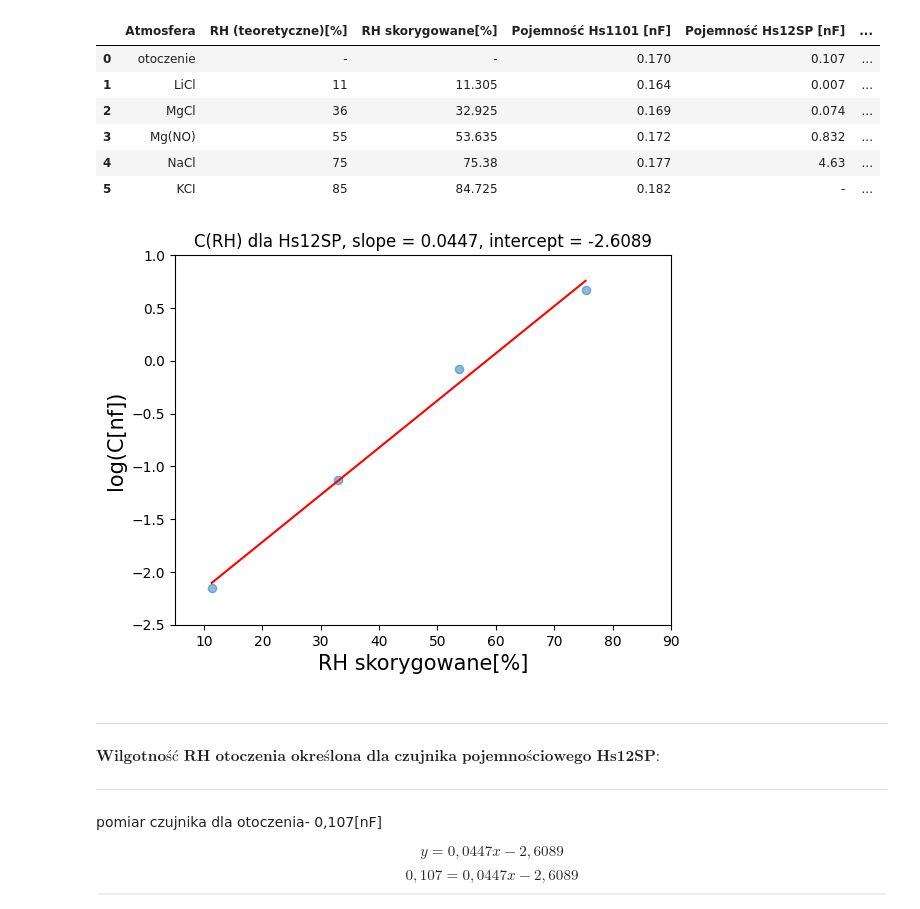
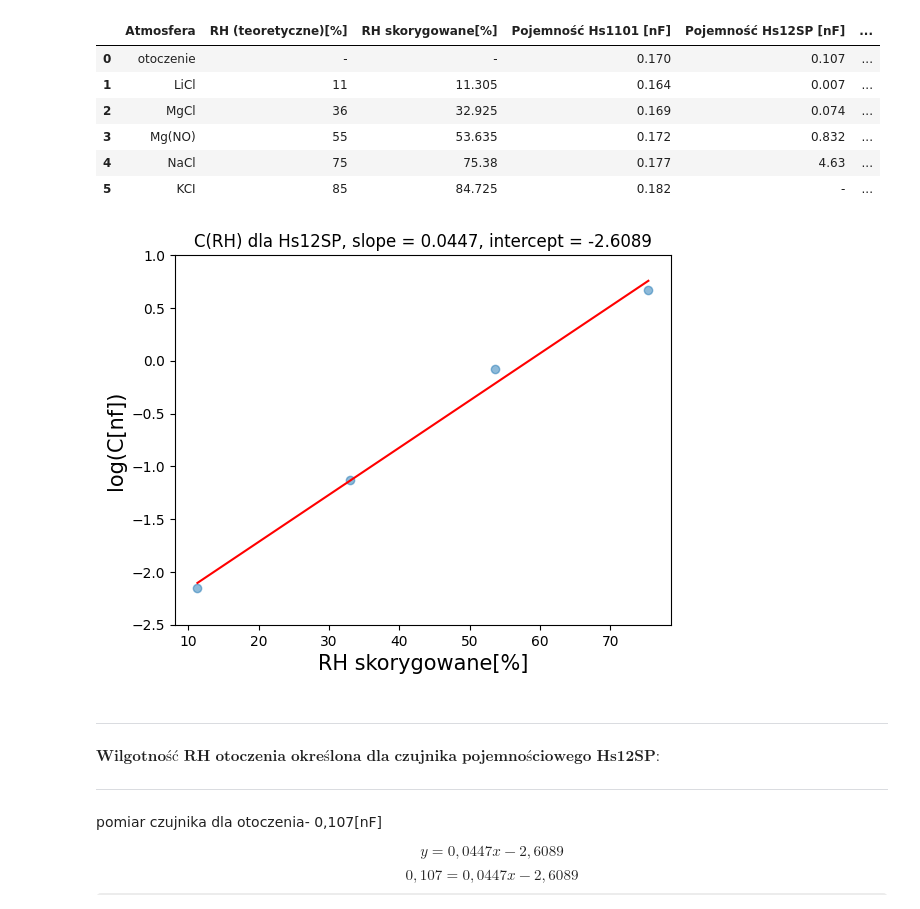
Before and after one commit to irozalski/Sensor_technology-analysis, a Jupyter notebook: humidity sensor/Humidity.ipynb, the cells around one changed output. Saved outputs shown, nothing was run; the diff lists cells and outputs as text; code cells hidden in the pictures; some formulas as TeX source.

```diff
--- a/humidity sensor/Humidity.ipynb
+++ b/humidity sensor/Humidity.ipynb
@@ -185,29 +185,28 @@ dane
 # %%
 # wykres C(RH) dla czujnika Hs12SP w układzie log-lin
 #regresja liniowa pozwalająca obliczyć przypuszczalną wilgotność w pomieszczeniu
 
 x = dane.loc[1:4]['RH skorygowane[%]']
 y = dane.loc[1:4]['Log(Pojemność Hs12SP)']
 
 plt.xlabel('RH skorygowane[%]', fontsize = 15)
-plt.ylabel('log(C[nf])', fontsize = 15)
-plt.xlim(5,90)
+plt.ylabel('log(C[nf])', fontsize = 15)#plt.xlim(5,90)
 plt.ylim(-2.5,1)
 plt.scatter(x, y, alpha=0.5)
 
 x1 = np.asarray(dane.loc[1:4]['RH skorygowane[%]'], dtype='float')
 
 y1 = np.asarray(dane.loc[1:4]['Log(Pojemność Hs12SP)'], dtype='float')
 
 m, b = np.polyfit(x1, y1, 1)
 
 plt.plot(x1, m*x1+b, color='red')
 
 plt.title(f'C(RH) dla Hs12SP, slope = {round(m, 4)}, intercept = {round(b, 4)}')
 
 plt.show()
 # %% [output]
-[figure, old version]
+[figure, new version]
 # %% [markdown]
 ***
 $\mathbf{\text{Wilgotność RH otoczenia określona dla czujnika pojemnościowego Hs12SP:}}$<br>
```
Also changed, not shown: parts of 9 cells of this notebook.
